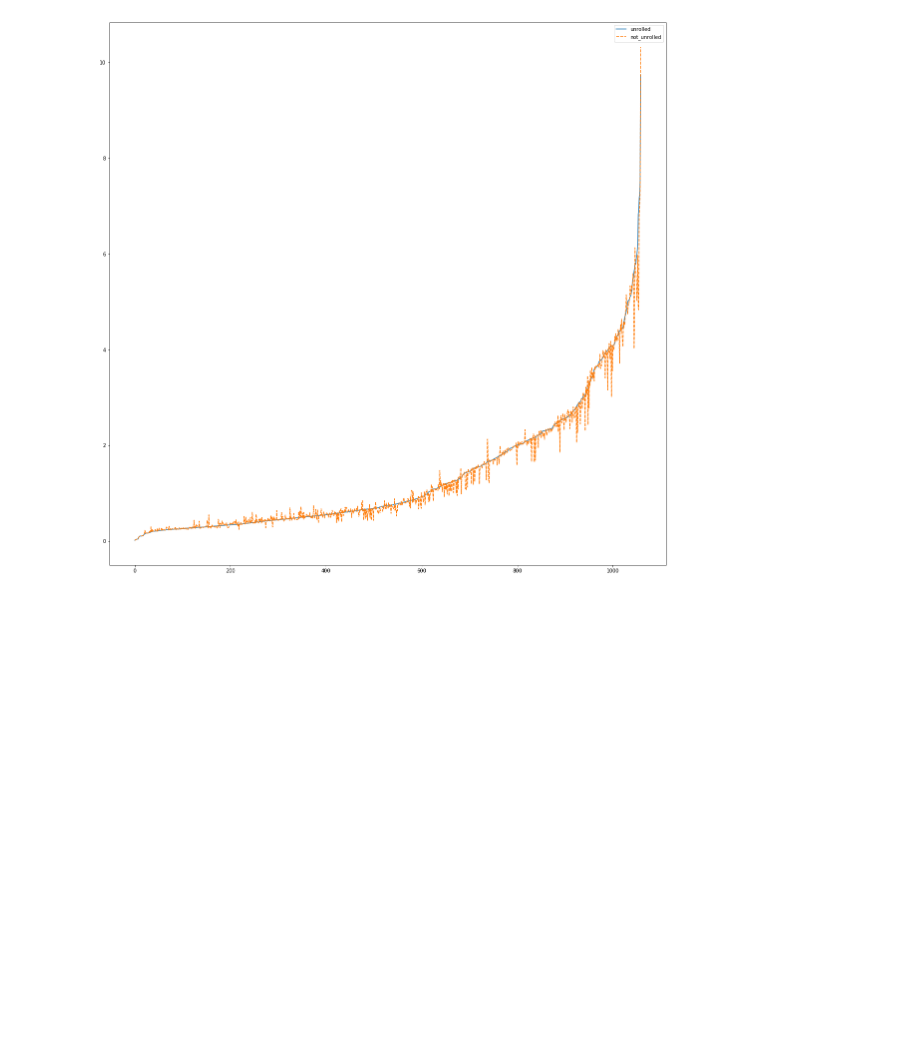
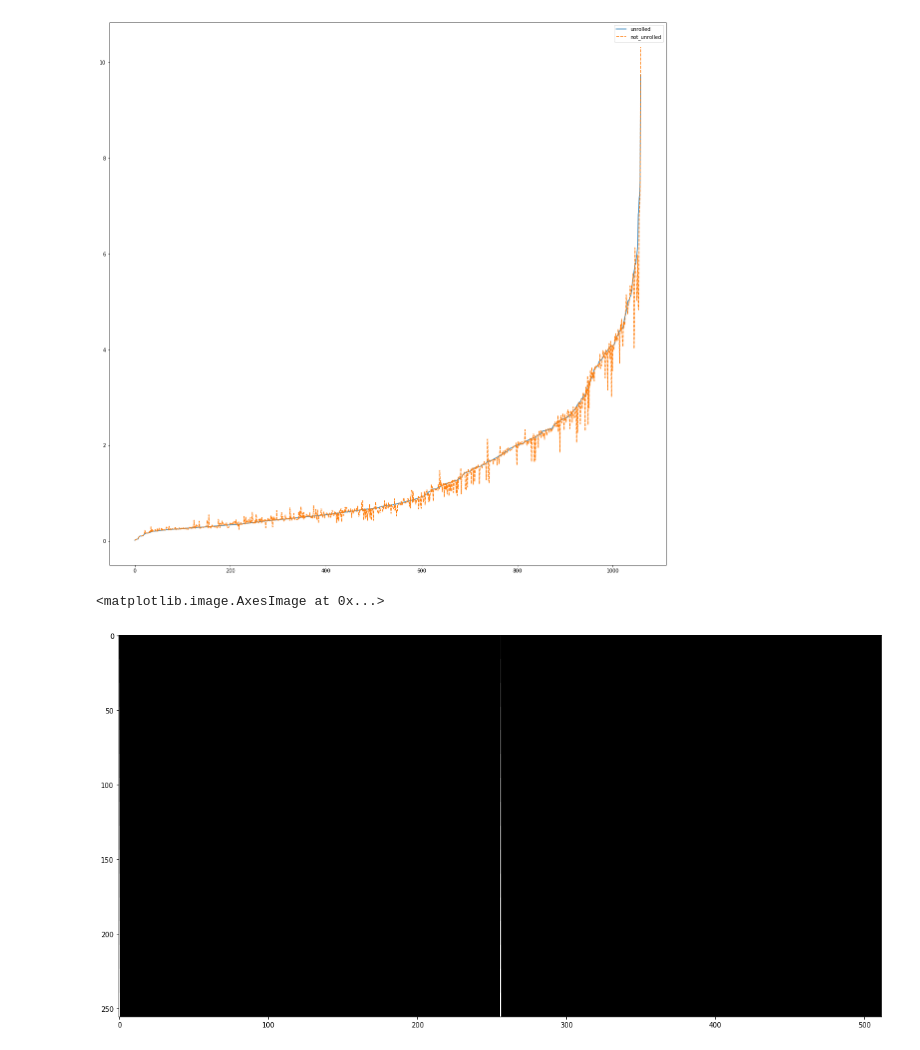
Before and after one commit to hennimohammed/speedup_model, a Jupyter notebook: playground.ipynb, the cells around one changed output. Saved outputs shown, nothing was run; the diff lists cells and outputs as text; code cells hidden in the pictures; blank space fills up the shorter version.

```diff
--- a/playground.ipynb
+++ b/playground.ipynb
@@ -123,3 +123,43 @@ sns.lineplot(data=df1)
 # %% [output]
 <matplotlib.axes._subplots.AxesSubplot at 0x...>
 [figure]
+# %%
+def to1D(index, shape):
+    #r = k + 2**5*(j + 2**8*(i))
+
+    r = 0
+
+    for s, i in zip(shape[1:], index[:-1]):
+        r = (r + i)*s
+
+    r += index[-1]
+
+    return r
+
+
+
+
+
+
+image = np.zeros((2**17,), dtype='int32')
+color = 0
+
+for i in range(2**4):
+    for j in range(2**8):
+        for k in range(2**5):
+            indexes = np.array((i, 0, k))
+            shapes = np.array((2**4, 2**8, 2**5))
+            order = [0, 2, 1]
+
+            index = to1D(indexes[order], shapes[order])
+
+            image[index] += color
+
+
+            color += 1
+image = image.reshape((256, -1))
+# %%
+plt.imshow(image, cmap='gray')
+# %% [output]
+<matplotlib.image.AxesImage at 0x...>
+[figure, added]
```
Also changed, not shown: parts of 3 cells of this notebook, 4 other files.
